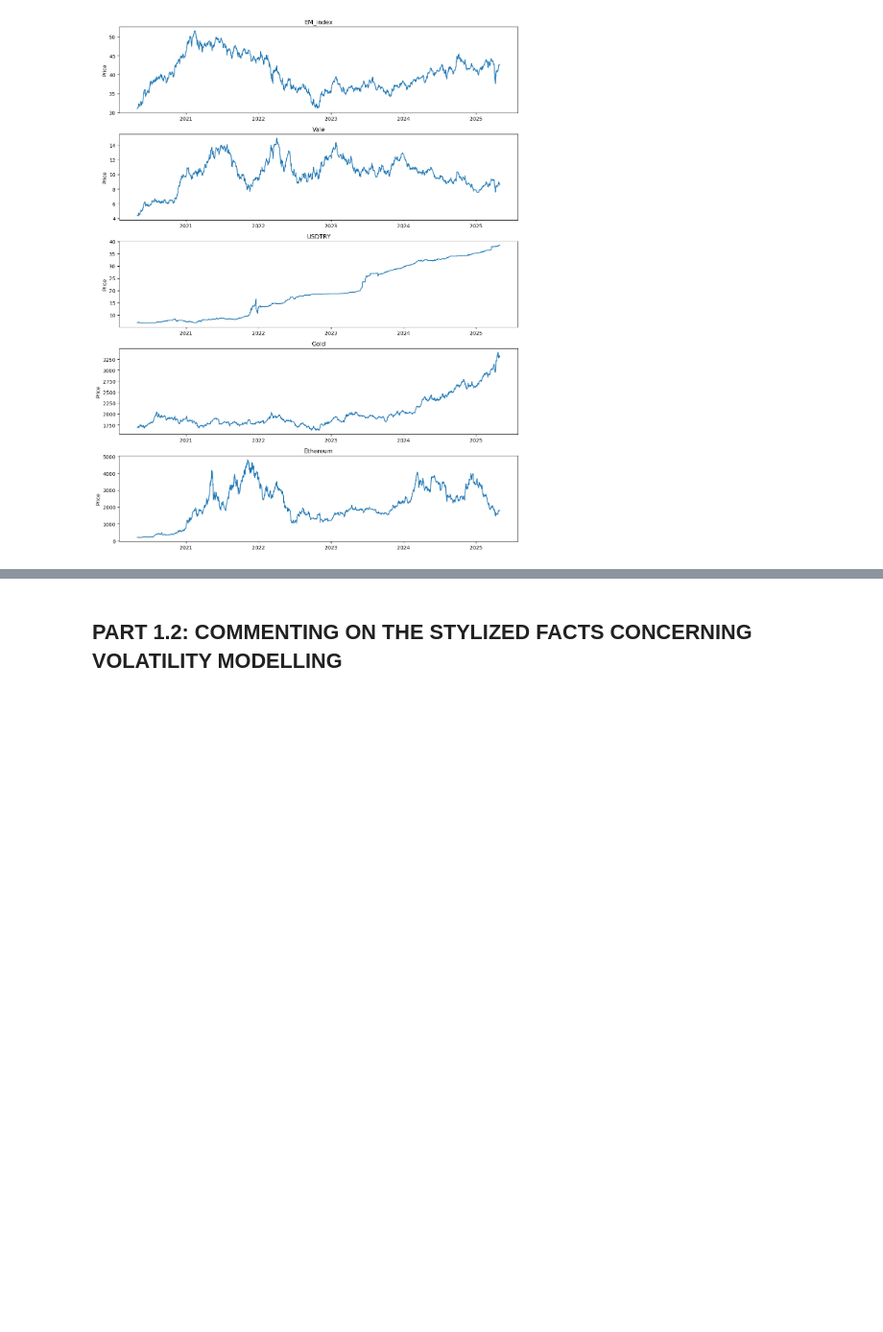
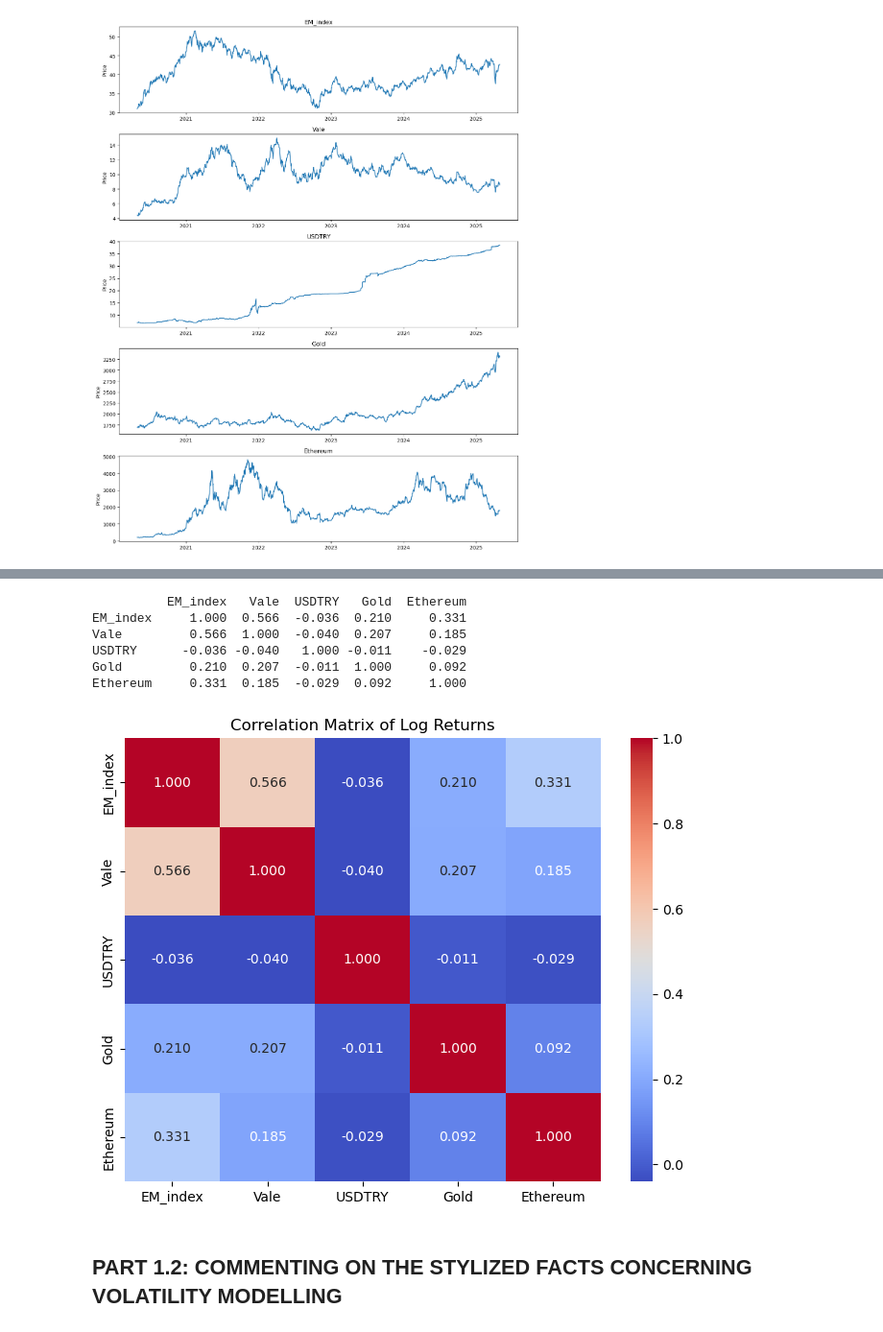
Before and after one commit to linhtrnchloe/time-series-analysis-project, a Jupyter notebook: Untitled.ipynb, the cells around one changed output, grey strips where cells are left out. Shown at 96% size. Cells and saved outputs as stored; diff of their text form; code cells hidden in the pictures; blank space fills up the shorter version.

```diff
--- a/Untitled.ipynb
+++ b/Untitled.ipynb
@@ -102,3 +117,20 @@ Date
+# %%
+corr = log_returns.corr()
+print(corr.round(3))
+
+import seaborn as sns
+plt.figure(figsize=(8, 6))
+sns.heatmap(corr, annot=True, cmap="coolwarm", fmt=".3f")
+plt.title("Correlation Matrix of Log Returns")
+plt.show()
+# %% [output]
+          EM_index   Vale  USDTRY   Gold  Ethereum
+EM_index     1.000  0.566  -0.036  0.210     0.331
+Vale         0.566  1.000  -0.040  0.207     0.185
+USDTRY      -0.036 -0.040   1.000 -0.011    -0.029
+Gold         0.210  0.207  -0.011  1.000     0.092
+Ethereum     0.331  0.185  -0.029  0.092     1.000
+[figure, added]
 # %% [markdown]
 ## PART 1.2: COMMENTING ON THE STYLIZED FACTS CONCERNING VOLATILITY MODELLING
 # %%
```
Also changed, not shown: parts of 25 cells of this notebook.
